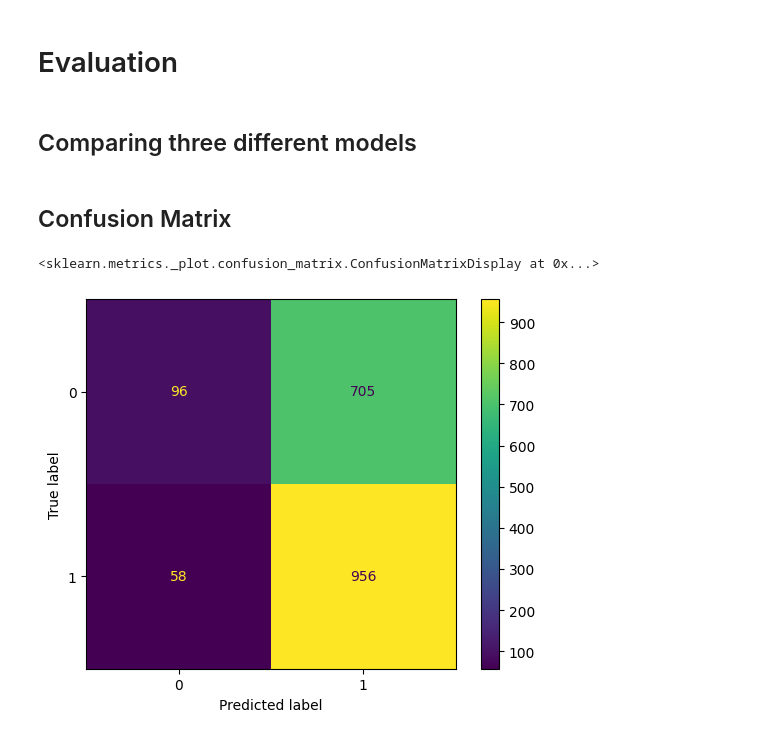
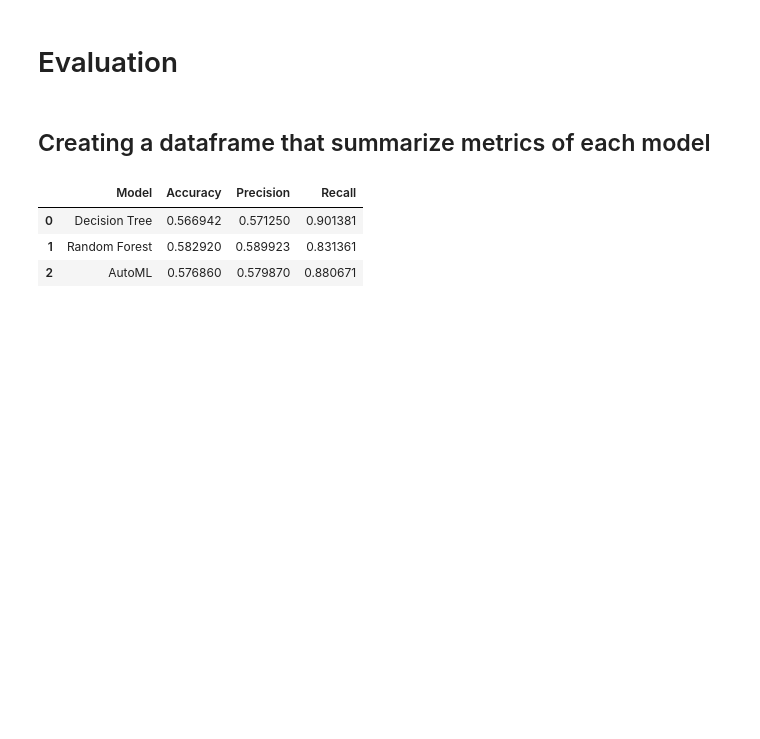
Before and after one commit to gabbosanti/machine-learning-assignment, a Jupyter notebook: assignement.ipynb, the cells around one changed output. Drawn from its saved outputs; the diff is of its cells as text; code cells hidden in the pictures; blank space fills up the shorter version.

```diff
--- a/assignement.ipynb
+++ b/assignement.ipynb
@@ -235,16 +269,27 @@ y_test: (1815,)
 # %% [markdown]
 Printing metrics for each model
 # %%
-from sklearn.metrics import accuracy_score, precision_score, recall_score, f1_score, confusion_matrix
+from sklearn.metrics import accuracy_score, precision_score, recall_score, confusion_matrix
 
-# Funzione generica per stampare le metriche
-def print_metrics(y_true, y_pred):
-    print("Test score (Accuracy):", accuracy_score(y_true, y_pred))
-    print("Accuracy:", accuracy_score(y_true, y_pred))
-    print("Precision:", precision_score(y_true, y_pred))
-    print("Recall:", recall_score(y_true, y_pred))
+result_list = []
+
+def print_metrics(model_name, y_true, y_pred):
+
+    metrics = {
+        "Model": model_name,
+        "Accuracy": accuracy_score(y_true, y_pred),
+        "Precision": precision_score(y_true, y_pred),
+        "Recall": recall_score(y_true, y_pred),
+    }
+
+    result_list.append(metrics)
+
+    print(f"\n{model_name}")
+    for key, value in metrics.items():
+        if key != "Model":
+            print(f"{key}: {value}")
+
     print("Confusion Matrix:\n", confusion_matrix(y_true, y_pred))
-    print("-"*40)
 # %% [markdown]
 ## Decision Tree
 # %%
@@ -442,4 +458,2 @@ Confusion Matrix:
 # %% [markdown]
 # Evaluation
-# %% [markdown]
-## Comparing three different models
@@ -484,10 +460,10 @@ df_results
-# %% [markdown]
-## Confusion Matrix
-# %%
-from sklearn.metrics import confusion_matrix, ConfusionMatrixDisplay
-
-cm = confusion_matrix(y_test, y_pred)
-ConfusionMatrixDisplay(cm).plot()
-# %% [output]
-<sklearn.metrics._plot.confusion_matrix.ConfusionMatrixDisplay at 0x...>
-[figure, removed]
+# %% [markdown]
+## Creating a dataframe that summarize metrics of each model
+# %%
+df_results = pd.DataFrame(result_list)
+df_results
+# %% [output]
+|  | Model | Accuracy | Precision | Recall |
+| 0 | Decision Tree | 0.566942 | 0.571250 | 0.901381 |
+| 1 | Random Forest | 0.582920 | 0.589923 | 0.831361 |
+| 2 | AutoML | 0.576860 | 0.579870 | 0.880671 |
```
Also changed, not shown: parts of 9 cells of this notebook.
